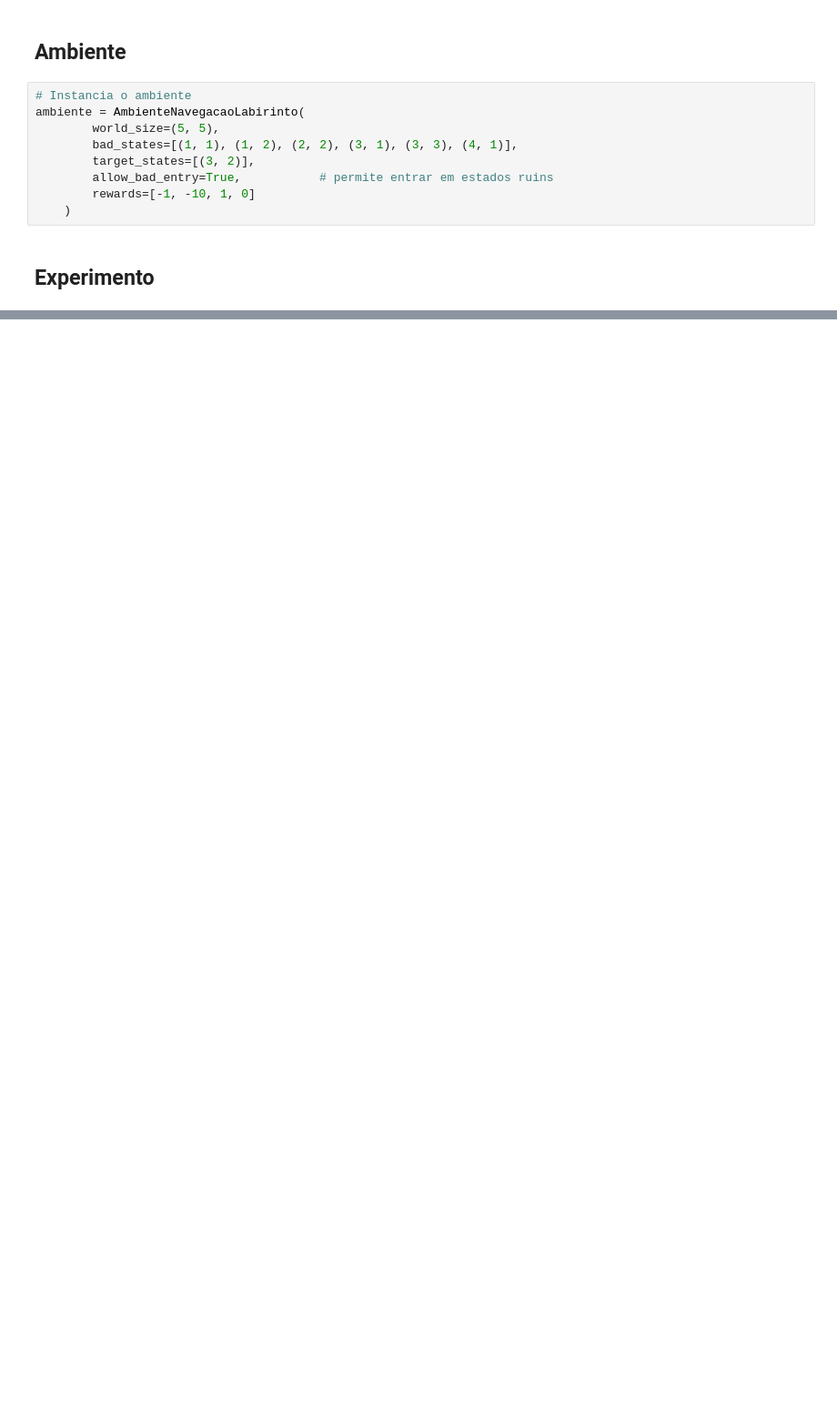
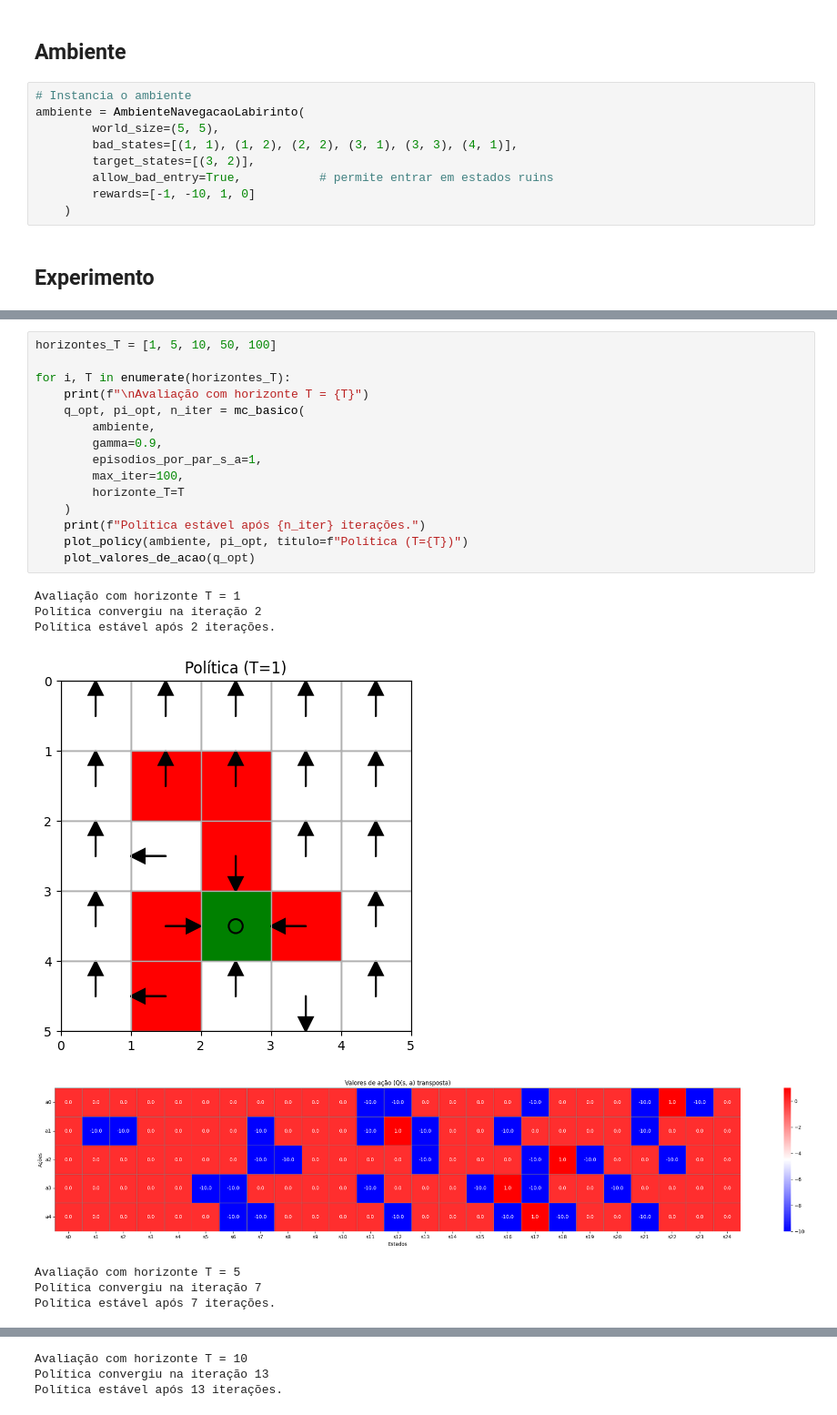
Before and after one commit to danluan/rl-labs, a Jupyter notebook: lab-4/lab_4_MC_basico.ipynb, the cells around one changed output, grey strips where cells are left out. Shown at 91% size. Drawn from its saved outputs; the diff is of its cells as text; blank space fills up the shorter version.

```diff
--- a/lab-4/lab_4_MC_basico.ipynb
+++ b/lab-4/lab_4_MC_basico.ipynb
@@ -650,0 +729,24 @@ Política estável após 13 iterações.
+# %%
+horizontes_T = [1, 5, 10, 50, 100]
+
+for i, T in enumerate(horizontes_T):
+    print(f"\nAvaliação com horizonte T = {T}")
+    q_opt, pi_opt, n_iter = mc_basico(
+        ambiente,
+        gamma=0.9,
+        episodios_por_par_s_a=1,
+        max_iter=100,
+        horizonte_T=T
+    )
+    print(f"Política estável após {n_iter} iterações.")
+    plot_policy(ambiente, pi_opt, titulo=f"Política (T={T})")
+    plot_valores_de_acao(q_opt)
+# %% [output]
+Avaliação com horizonte T = 1
+Política convergiu na iteração 2
+Política estável após 2 iterações.
+[figure, added]
+[figure, added]
+Avaliação com horizonte T = 5
+Política convergiu na iteração 7
+Política estável após 7 iterações.
@@ -650,0 +755,3 @@ Política estável após 13 iterações.
+Avaliação com horizonte T = 10
+Política convergiu na iteração 13
+Política estável após 13 iterações.
```
Also changed, not shown: parts of 10 cells of this notebook.
